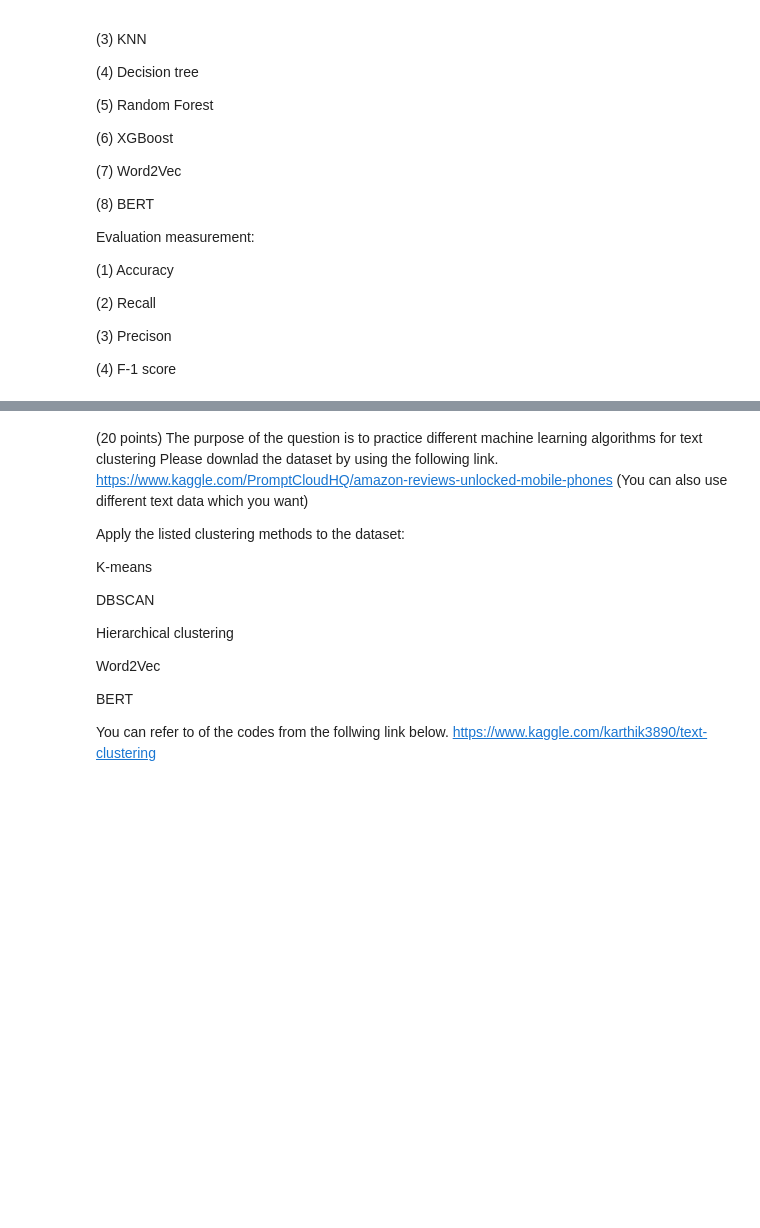
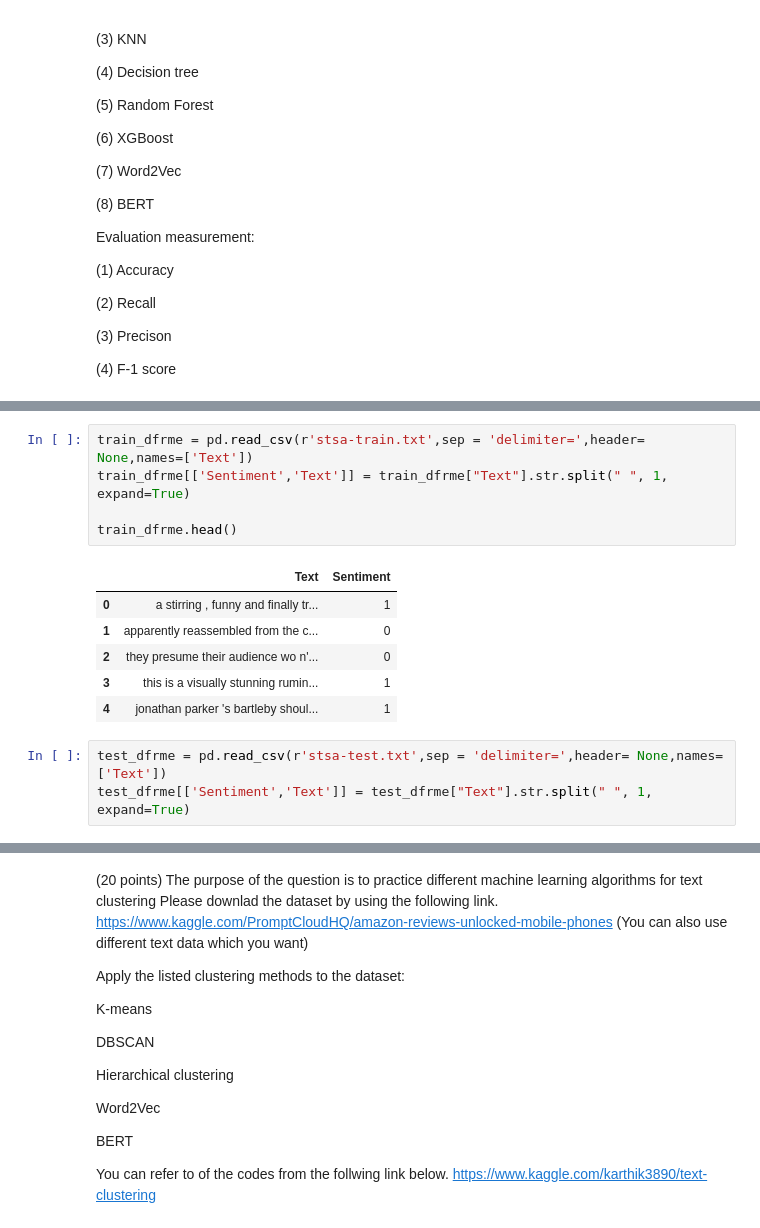
Before and after one commit to saikumar-dumpoju/Saikumar_INFO5731_Fall2023, a Jupyter notebook: Dumpoju_Exercise_05.ipynb, the cells around one changed output, grey strips where cells are left out. Cells and saved outputs as stored; diff of their text form; blank space fills up the shorter version.

```diff
--- a/Dumpoju_Exercise_05.ipynb
+++ b/Dumpoju_Exercise_05.ipynb
@@ -36,0 +49,15 @@ Evaluation measurement:
+# %%
+train_dfrme = pd.read_csv(r'stsa-train.txt',sep = 'delimiter=',header= None,names=['Text'])
+train_dfrme[['Sentiment','Text']] = train_dfrme["Text"].str.split(" ", 1, expand=True)
+
+train_dfrme.head()
+# %% [output]
+|  | Text | Sentiment |
+| 0 | a stirring , funny and finally tr... | 1 |
+| 1 | apparently reassembled from the c... | 0 |
+| 2 | they presume their audience wo n'... | 0 |
+| 3 | this is a visually stunning rumin... | 1 |
+| 4 | jonathan parker 's bartleby shoul... | 1 |
+# %%
+test_dfrme = pd.read_csv(r'stsa-test.txt',sep = 'delimiter=',header= None,names=['Text'])
+test_dfrme[['Sentiment','Text']] = test_dfrme["Text"].str.split(" ", 1, expand=True)
```
Also changed, not shown: parts of 14 cells of this notebook.
